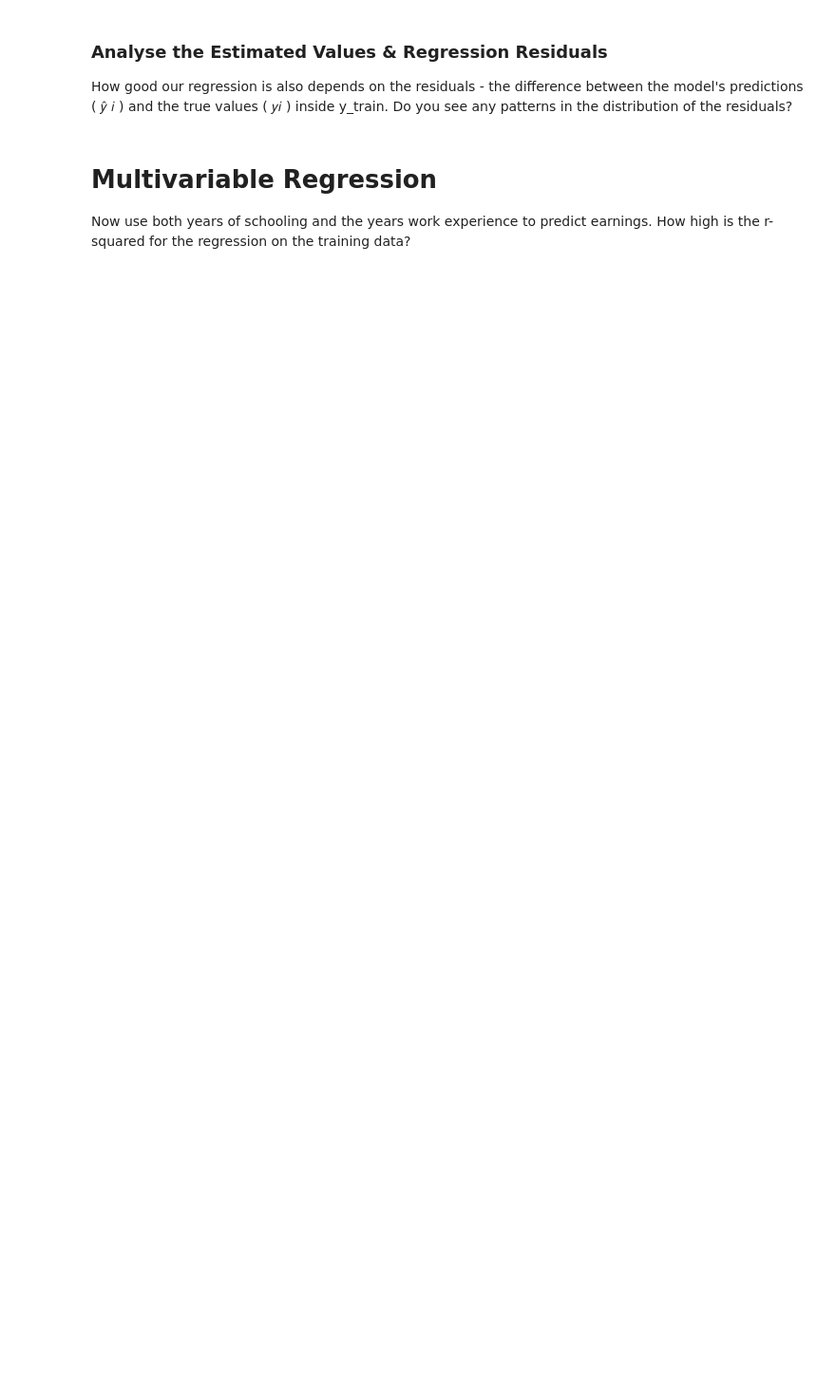
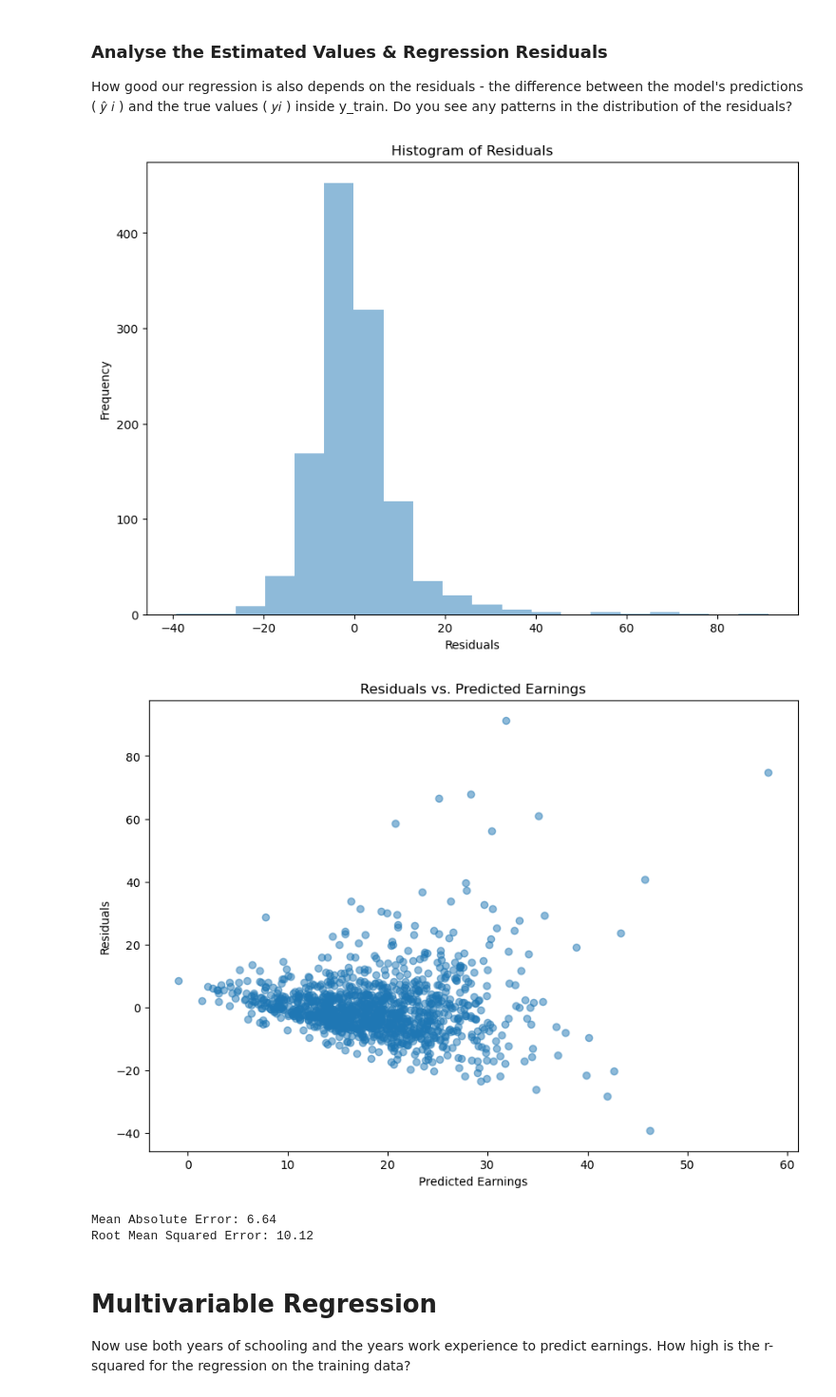
Before and after one commit to redrum88/100-Days-of-Code-Python-Bootcamp, a Jupyter notebook: day_100_Determinants_of_Earnings.ipynb, the cells around one changed output. Shown at 95% size. Drawn from its saved outputs; the diff is of its cells as text; code cells hidden in the pictures; blank space fills up the shorter version.

```diff
--- a/day_100_Determinants_of_Earnings.ipynb
+++ b/day_100_Determinants_of_Earnings.ipynb
@@ -383,6 +292,30 @@ for f in range(X.shape[1]):
 ### Analyse the Estimated Values & Regression Residuals
 
 How good our regression is also depends on the residuals - the difference between the model's predictions ( 𝑦̂ 𝑖 ) and the true values ( 𝑦𝑖 ) inside y_train. Do you see any patterns in the distribution of the residuals?
+# %%
+# Plot the residuals
+residuals = y_train - model.predict(X_train)
+plt.hist(residuals, bins=20, alpha=0.5)
+plt.xlabel("Residuals")
+plt.ylabel("Frequency")
+plt.title("Histogram of Residuals")
+plt.show()
+
+# Plot the residuals vs. the predictions
+plt.scatter(model.predict(X_train), residuals, alpha=0.5)
+plt.xlabel("Predicted Earnings")
+plt.ylabel("Residuals")
+plt.title("Residuals vs. Predicted Earnings")
+plt.show()
+
+# Print the mean absolute error and the root mean squared error
+print("Mean Absolute Error:", round(np.mean(np.abs(residuals)), 2))
+print("Root Mean Squared Error:", round(np.sqrt(np.mean(residuals ** 2)), 2))
+# %% [output]
+[figure, added]
+[figure, added]
+Mean Absolute Error: 6.64
+Root Mean Squared Error: 10.12
 # %% [markdown]
 # Multivariable Regression
 
```
Also changed, not shown: parts of 20 cells of this notebook, 3 other files.
